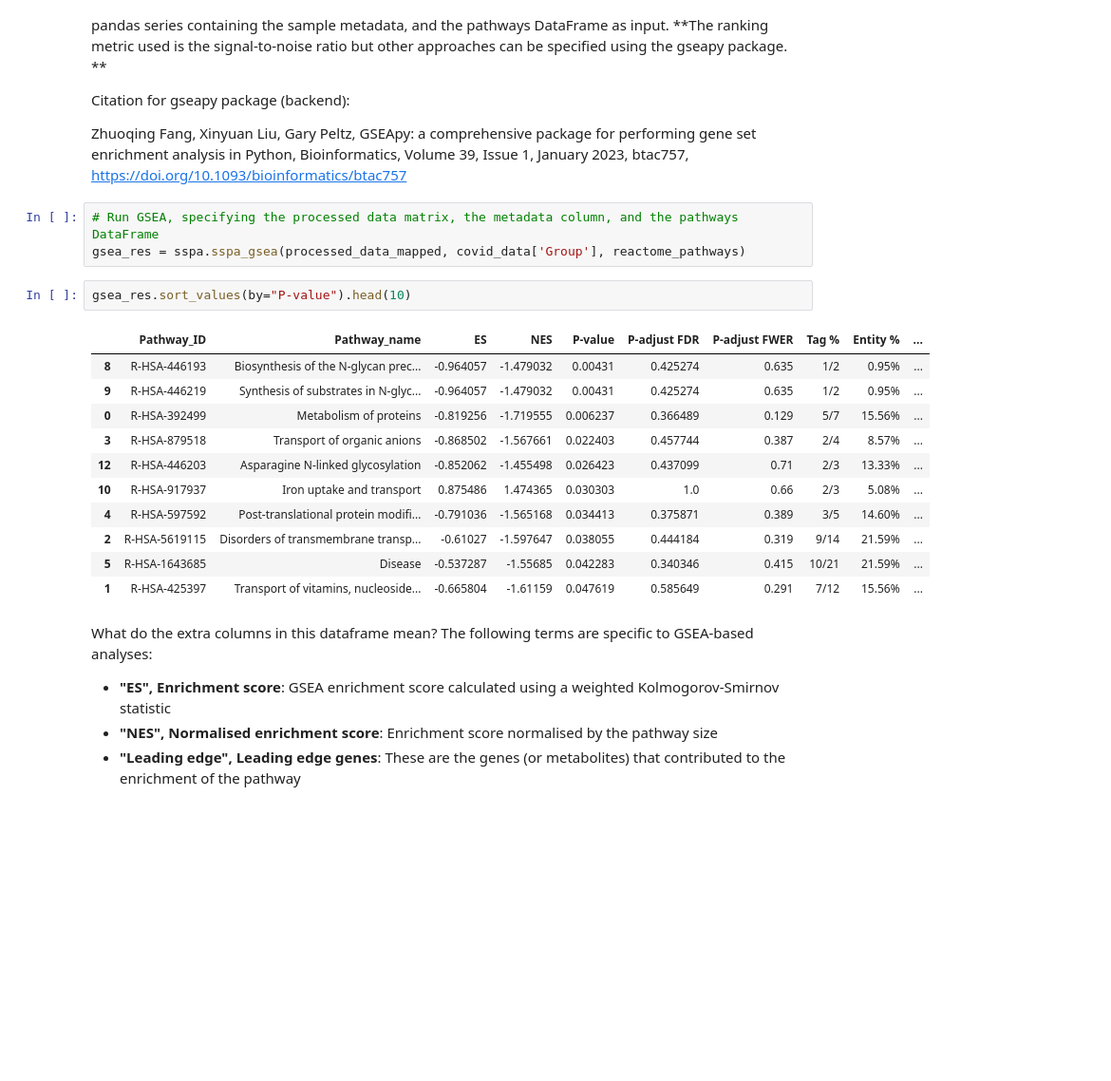
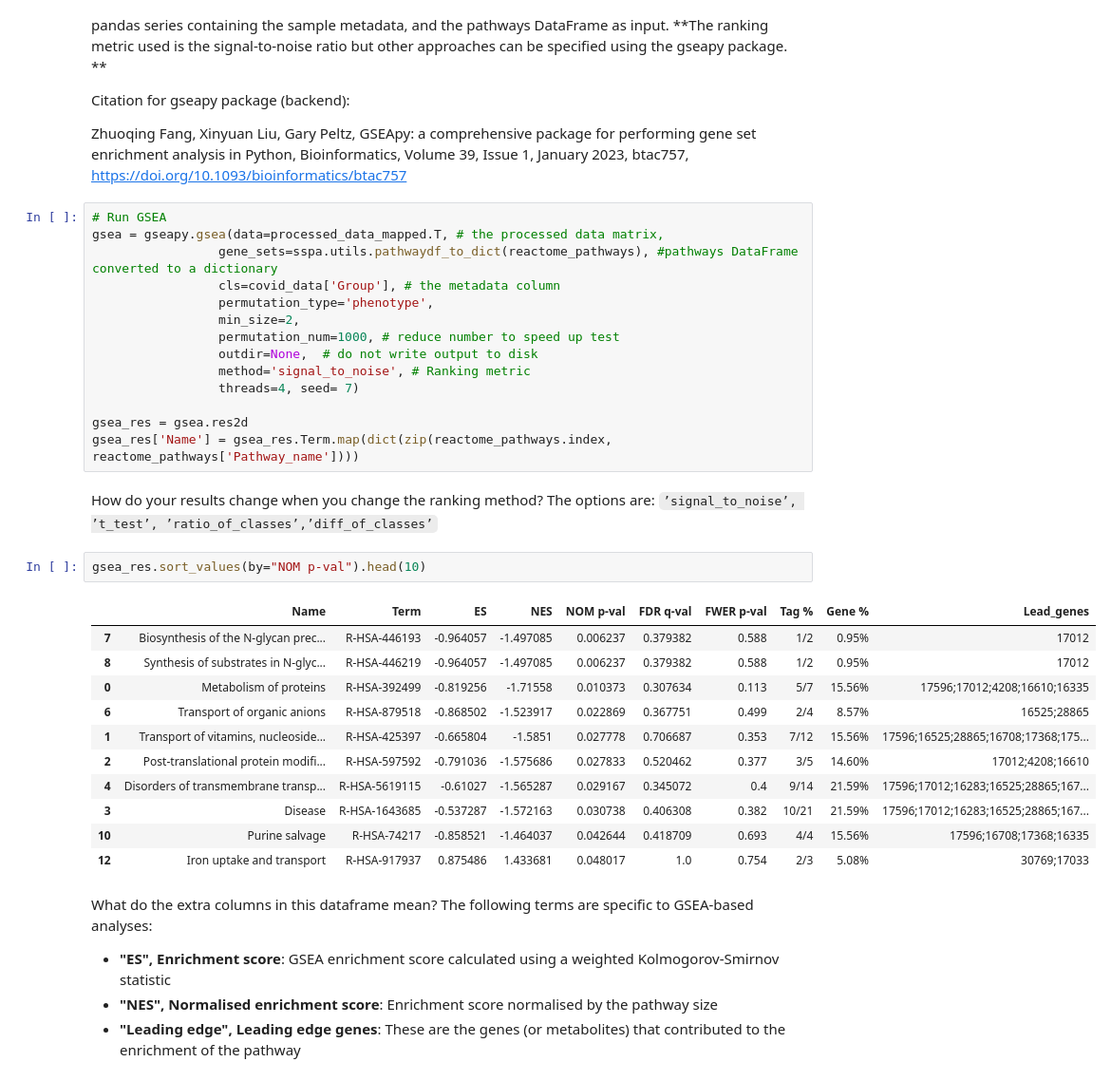
Before and after one commit to cwieder/SymbNET_tutorial, a Jupyter notebook: SymbNET_Pathway_Analysis_tutorial.ipynb, the cells around one changed output. Shown at 95% size. Cells and saved outputs as stored; diff of their text form; blank space fills up the shorter version.

```diff
--- a/SymbNET_Pathway_Analysis_tutorial.ipynb
+++ b/SymbNET_Pathway_Analysis_tutorial.ipynb
@@ -584,23 +588,36 @@ Run gsea using the sspa_gsea() function. This function requires the processed me
 Citation for gseapy package (backend):
 
 Zhuoqing Fang, Xinyuan Liu, Gary Peltz, GSEApy: a comprehensive package for performing gene set enrichment analysis in Python, Bioinformatics, Volume 39, Issue 1, January 2023, btac757, https://doi.org/10.1093/bioinformatics/btac757
-# %%
-# Run GSEA, specifying the processed data matrix, the metadata column, and the pathways DataFrame
-gsea_res = sspa.sspa_gsea(processed_data_mapped, covid_data['Group'], reactome_pathways)
+# %%
+# Run GSEA
+gsea = gseapy.gsea(data=processed_data_mapped.T, # the processed data matrix,
+                 gene_sets=sspa.utils.pathwaydf_to_dict(reactome_pathways), #pathways DataFrame converted to a dictionary
+                 cls=covid_data['Group'], # the metadata column
+                 permutation_type='phenotype',
+                 min_size=2,
+                 permutation_num=1000, # reduce number to speed up test
+                 outdir=None,  # do not write output to disk
+                 method='signal_to_noise', # Ranking metric
+                 threads=4, seed= 7)
+
+gsea_res = gsea.res2d
+gsea_res['Name'] = gsea_res.Term.map(dict(zip(reactome_pathways.index, reactome_pathways['Pathway_name'])))
+# %% [markdown]
+How do your results change when you change the ranking method? The options are: `’signal_to_noise’, ’t_test’, ’ratio_of_classes’,’diff_of_classes’`
 # %%
-gsea_res.sort_values(by="P-value").head(10)
+gsea_res.sort_values(by="NOM p-val").head(10)
 # %% [output]
-|  | Pathway_ID | Pathway_name | ES | NES | P-value | P-adjust FDR | P-adjust FWER | Tag % | Entity % | ... |
-| 8 | R-HSA-446193 | Biosynthesis of the N-glycan prec... | -0.964057 | -1.479032 | 0.00431 | 0.425274 | 0.635 | 1/2 | 0.95% | ... |
-| 9 | R-HSA-446219 | Synthesis of substrates in N-glyc... | -0.964057 | -1.479032 | 0.00431 | 0.425274 | 0.635 | 1/2 | 0.95% | ... |
-| 0 | R-HSA-392499 | Metabolism of proteins | -0.819256 | -1.719555 | 0.006237 | 0.366489 | 0.129 | 5/7 | 15.56% | ... |
-| 3 | R-HSA-879518 | Transport of organic anions | -0.868502 | -1.567661 | 0.022403 | 0.457744 | 0.387 | 2/4 | 8.57% | ... |
-| 12 | R-HSA-446203 | Asparagine N-linked glycosylation | -0.852062 | -1.455498 | 0.026423 | 0.437099 | 0.71 | 2/3 | 13.33% | ... |
-| 10 | R-HSA-917937 | Iron uptake and transport | 0.875486 | 1.474365 | 0.030303 | 1.0 | 0.66 | 2/3 | 5.08% | ... |
-| 4 | R-HSA-597592 | Post-translational protein modifi... | -0.791036 | -1.565168 | 0.034413 | 0.375871 | 0.389 | 3/5 | 14.60% | ... |
-| 2 | R-HSA-5619115 | Disorders of transmembrane transp... | -0.61027 | -1.597647 | 0.038055 | 0.444184 | 0.319 | 9/14 | 21.59% | ... |
-| 5 | R-HSA-1643685 | Disease | -0.537287 | -1.55685 | 0.042283 | 0.340346 | 0.415 | 10/21 | 21.59% | ... |
-| 1 | R-HSA-425397 | Transport of vitamins, nucleoside... | -0.665804 | -1.61159 | 0.047619 | 0.585649 | 0.291 | 7/12 | 15.56% | ... |
+|  | Name | Term | ES | NES | NOM p-val | FDR q-val | FWER p-val | Tag % | Gene % | Lead_genes |
+| 7 | Biosynthesis of the N-glycan prec... | R-HSA-446193 | -0.964057 | -1.497085 | 0.006237 | 0.379382 | 0.588 | 1/2 | 0.95% | 17012 |
+| 8 | Synthesis of substrates in N-glyc... | R-HSA-446219 | -0.964057 | -1.497085 | 0.006237 | 0.379382 | 0.588 | 1/2 | 0.95% | 17012 |
+| 0 | Metabolism of proteins | R-HSA-392499 | -0.819256 | -1.71558 | 0.010373 | 0.307634 | 0.113 | 5/7 | 15.56% | 17596;17012;4208;16610;16335 |
+| 6 | Transport of organic anions | R-HSA-879518 | -0.868502 | -1.523917 | 0.022869 | 0.367751 | 0.499 | 2/4 | 8.57% | 16525;28865 |
+| 1 | Transport of vitamins, nucleoside... | R-HSA-425397 | -0.665804 | -1.5851 | 0.027778 | 0.706687 | 0.353 | 7/12 | 15.56% | 17596;16525;28865;16708;17368;175... |
+| 2 | Post-translational protein modifi... | R-HSA-597592 | -0.791036 | -1.575686 | 0.027833 | 0.520462 | 0.377 | 3/5 | 14.60% | 17012;4208;16610 |
+| 4 | Disorders of transmembrane transp... | R-HSA-5619115 | -0.61027 | -1.565287 | 0.029167 | 0.345072 | 0.4 | 9/14 | 21.59% | 17596;17012;16283;16525;28865;167... |
+| 3 | Disease | R-HSA-1643685 | -0.537287 | -1.572163 | 0.030738 | 0.406308 | 0.382 | 10/21 | 21.59% | 17596;17012;16283;16525;28865;167... |
+| 10 | Purine salvage | R-HSA-74217 | -0.858521 | -1.464037 | 0.042644 | 0.418709 | 0.693 | 4/4 | 15.56% | 17596;16708;17368;16335 |
+| 12 | Iron uptake and transport | R-HSA-917937 | 0.875486 | 1.433681 | 0.048017 | 1.0 | 0.754 | 2/3 | 5.08% | 30769;17033 |
 # %% [markdown]
 What do the extra columns in this dataframe mean? The following terms are specific to GSEA-based analyses:
 - **"ES", Enrichment score**: GSEA enrichment score calculated using a weighted Kolmogorov-Smirnov statistic
```
Also changed, not shown: parts of 6 cells of this notebook.
